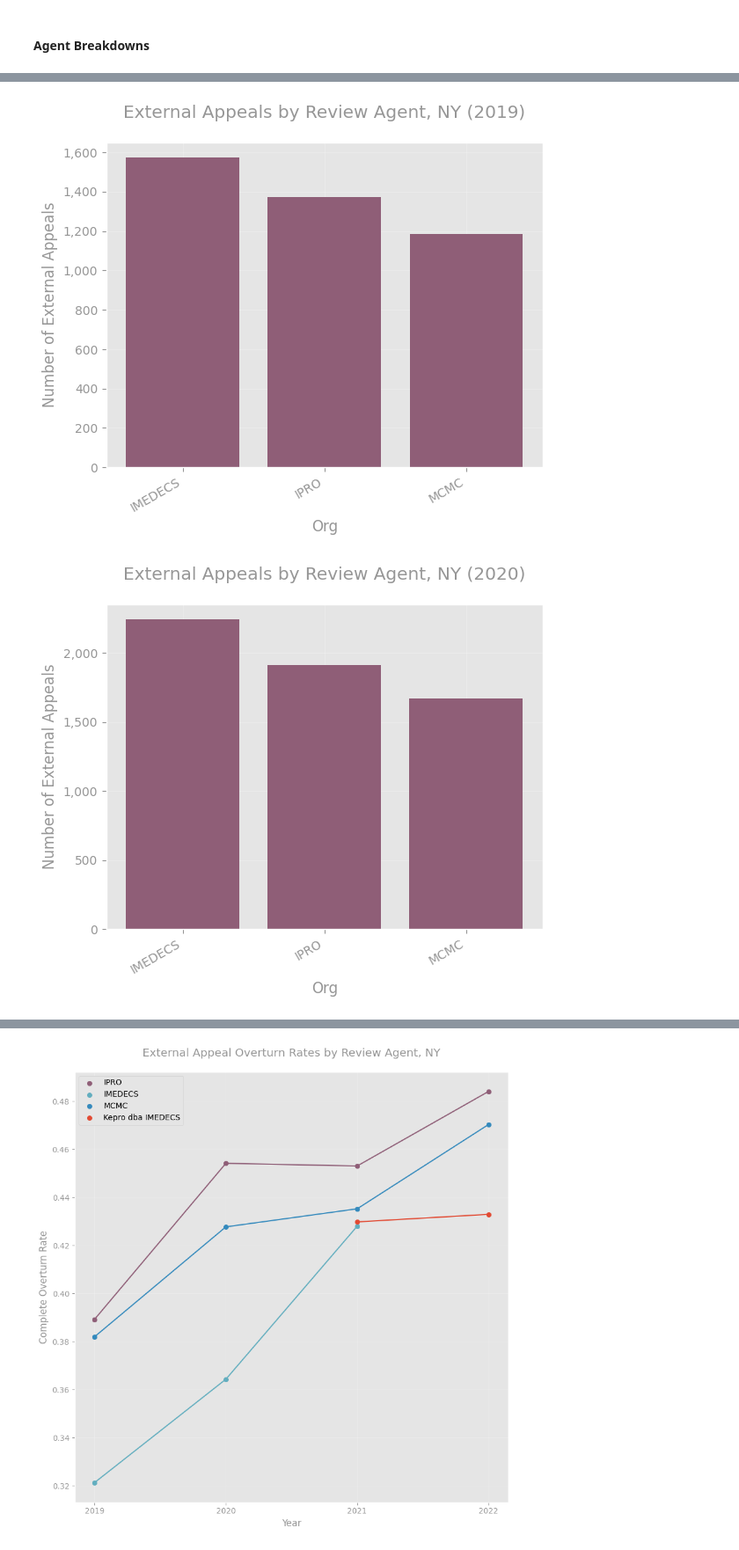
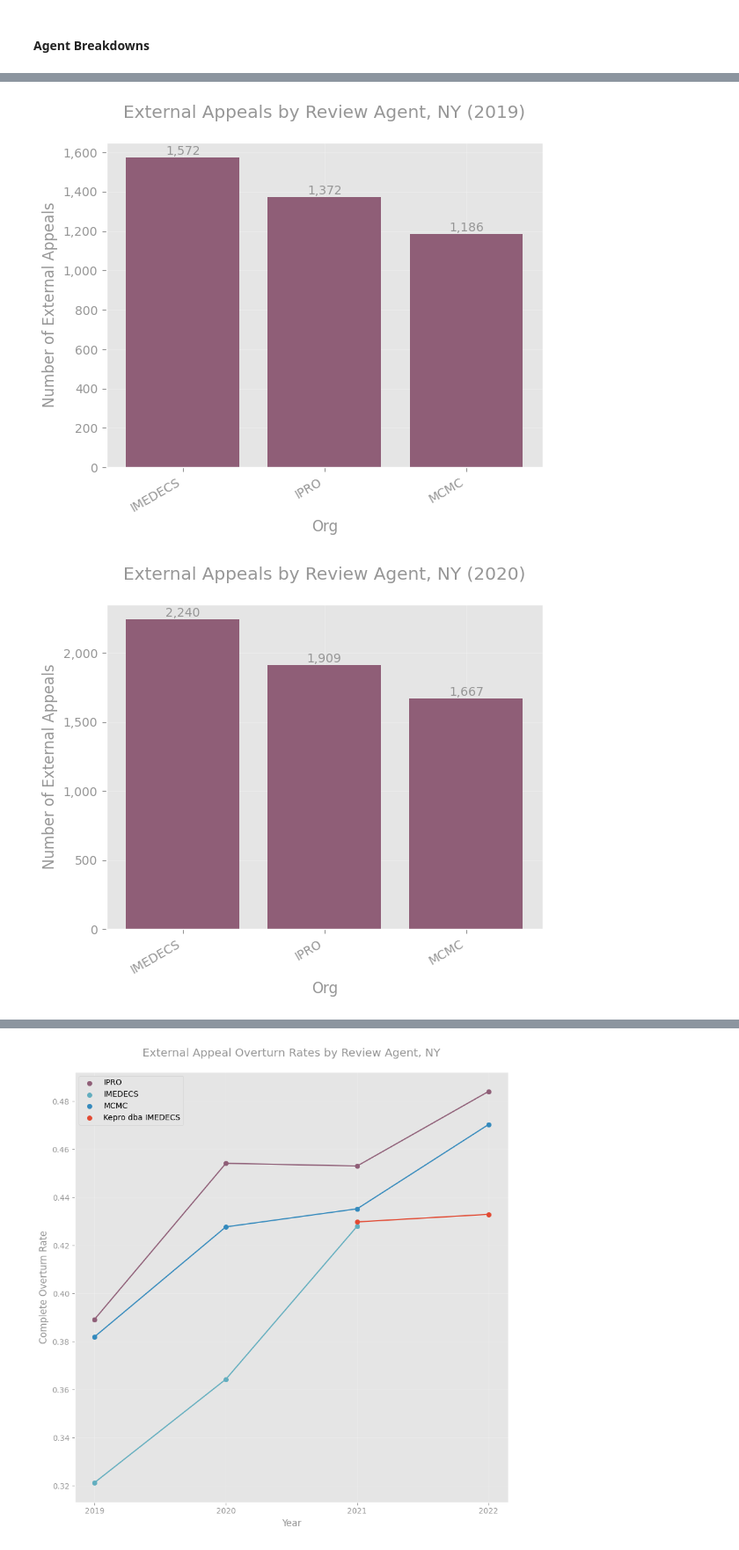
Before and after one commit to TPAFS/investigations, a Jupyter notebook: investigations/claims_denials/nys_external_appeals.ipynb, the cells around one changed output, grey strips where cells are left out. Shown at 88% size. Cells and saved outputs as stored; diff of their text form; code cells hidden in the pictures.

```diff
--- a/investigations/claims_denials/nys_external_appeals.ipynb
+++ b/investigations/claims_denials/nys_external_appeals.ipynb
@@ -307,22 +308,23 @@ plot_bar(
 # %%
 # Agent breakdowns by year
 for year in df["Decision Year"].unique():
     rel_df = df[df["Decision Year"] == year]
     agent_val_counts = rel_df["Agent"].value_counts()
     title = f"External Appeals by Review Agent, NY ({year})"
     val_axis_label = "Number of External Appeals"
     cat_axis_label = "Org"
     bar_names, bar_vals = list(agent_val_counts.index), agent_val_counts.values
     plot_bar(
         bar_names,
         bar_vals,
         title=title,
         val_axis_label=val_axis_label,
         cat_axis_label=cat_axis_label,
         save_path=os.path.join(
             OUTPUT_IMAGE_DIR, f"external_appeals_by_agent_{year}.png"
         ),
+        bar_label=True,
     )
 # %% [output]
-[figure, old version]
+[figure, new version]
-[figure, old version]
+[figure, new version]
```
Also changed, not shown: parts of 2 cells of this notebook.
